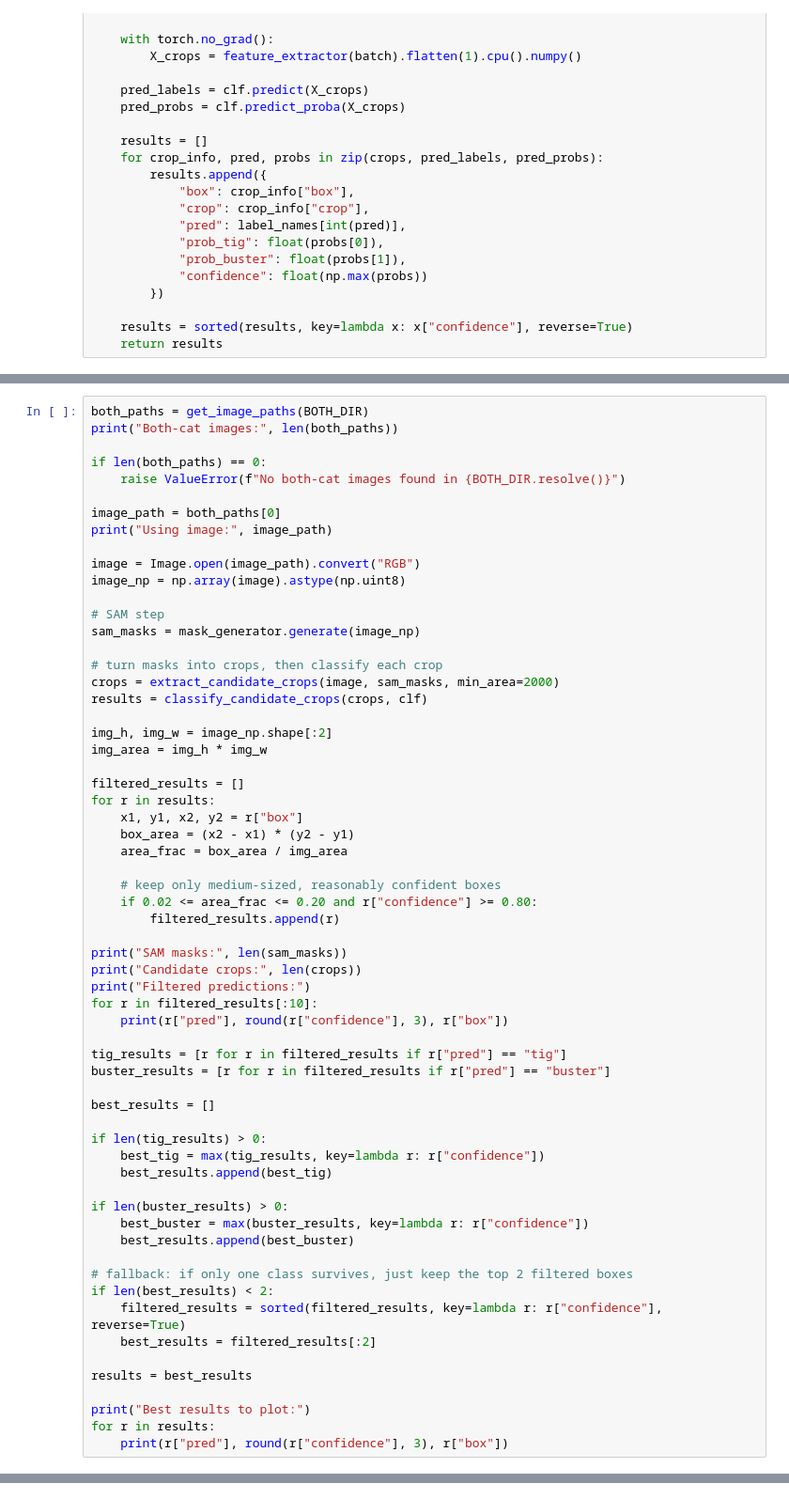
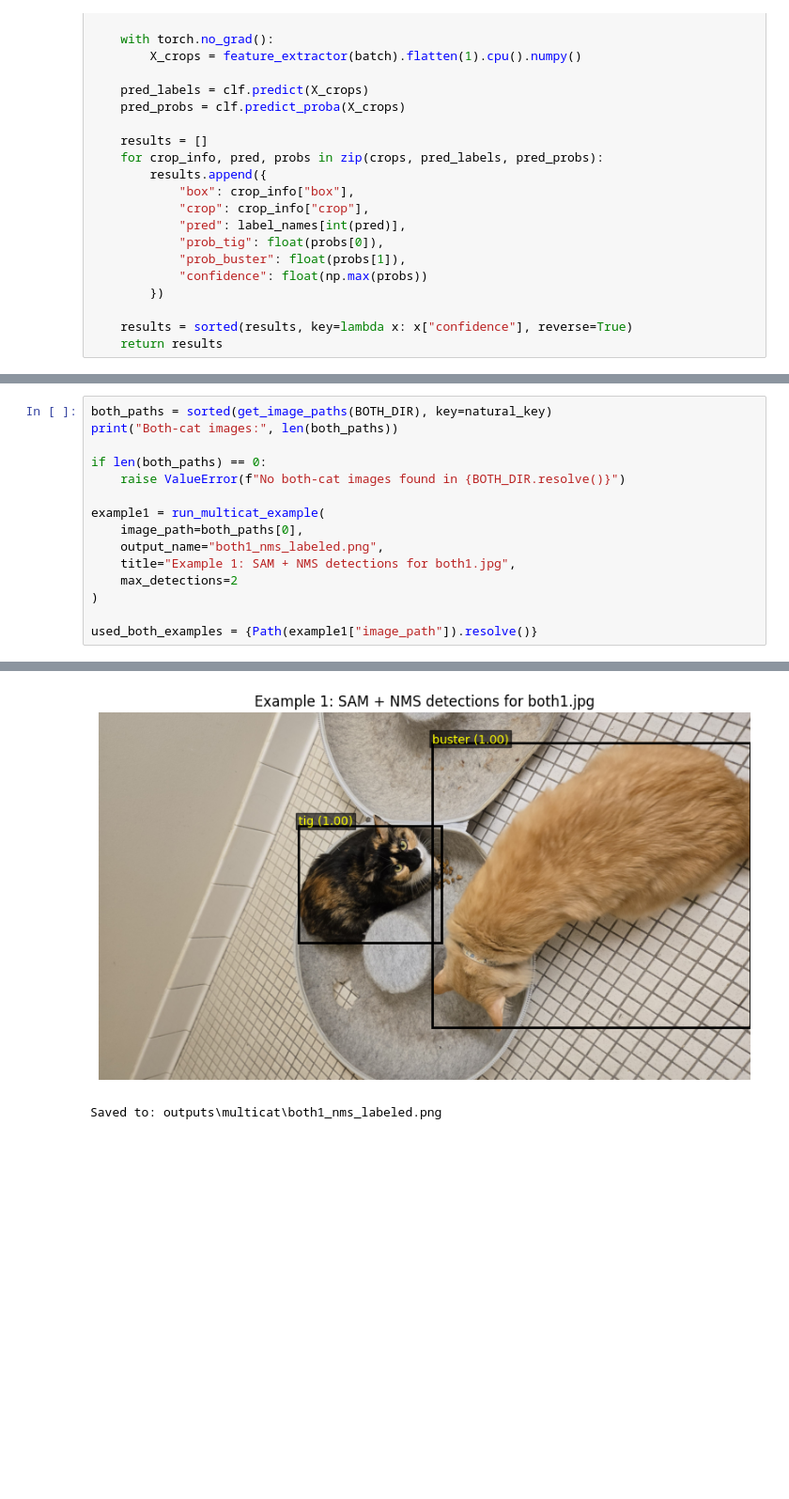
Before and after one commit to nushisushi/cat-classifier, a Jupyter notebook: sam_multicat_extension.ipynb, the cells around one changed output, grey strips where cells are left out. Shown at 94% size. Drawn from its saved outputs; the diff is of its cells as text; blank space fills up the shorter version.

Commit message:
Polish SAM multi-cat extension examples

```diff
--- a/sam_multicat_extension.ipynb
+++ b/sam_multicat_extension.ipynb
@@ -230,63 +673,16 @@ def classify_candidate_crops(crops, clf):
 # %%
-both_paths = get_image_paths(BOTH_DIR)
+both_paths = sorted(get_image_paths(BOTH_DIR), key=natural_key)
 print("Both-cat images:", len(both_paths))
 
 if len(both_paths) == 0:
     raise ValueError(f"No both-cat images found in {BOTH_DIR.resolve()}")
 
-image_path = both_paths[0]
-print("Using image:", image_path)
+example1 = run_multicat_example(
+    image_path=both_paths[0],
+    output_name="both1_nms_labeled.png",
+    title="Example 1: SAM + NMS detections for both1.jpg",
+    max_detections=2
+)
 
-image = Image.open(image_path).convert("RGB")
-image_np = np.array(image).astype(np.uint8)
-
-# SAM step
-sam_masks = mask_generator.generate(image_np)
-
-# turn masks into crops, then classify each crop
-crops = extract_candidate_crops(image, sam_masks, min_area=2000)
-results = classify_candidate_crops(crops, clf)
-
-img_h, img_w = image_np.shape[:2]
-img_area = img_h * img_w
-
-filtered_results = []
-for r in results:
-    x1, y1, x2, y2 = r["box"]
-    box_area = (x2 - x1) * (y2 - y1)
-    area_frac = box_area / img_area
-
-    # keep only medium-sized, reasonably confident boxes
-    if 0.02 <= area_frac <= 0.20 and r["confidence"] >= 0.80:
-        filtered_results.append(r)
-
-print("SAM masks:", len(sam_masks))
-print("Candidate crops:", len(crops))
-print("Filtered predictions:")
-for r in filtered_results[:10]:
-    print(r["pred"], round(r["confidence"], 3), r["box"])
-
-tig_results = [r for r in filtered_results if r["pred"] == "tig"]
-buster_results = [r for r in filtered_results if r["pred"] == "buster"]
-
-best_results = []
-
-if len(tig_results) > 0:
-    best_tig = max(tig_results, key=lambda r: r["confidence"])
-    best_results.append(best_tig)
-
-if len(buster_results) > 0:
-    best_buster = max(buster_results, key=lambda r: r["confidence"])
-    best_results.append(best_buster)
-
-# fallback: if only one class survives, just keep the top 2 filtered boxes
-if len(best_results) < 2:
-    filtered_results = sorted(filtered_results, key=lambda r: r["confidence"], reverse=True)
-    best_results = filtered_results[:2]
-
-results = best_results
-
-print("Best results to plot:")
-for r in results:
-    print(r["pred"], round(r["confidence"], 3), r["box"])
+used_both_examples = {Path(example1["image_path"]).resolve()}
 # %% [output]
@@ -304,0 +700,2 @@ buster 0.853 (np.int64(1381), np.int64(0), np.int64(2798), np.int64(669))
+[figure, added]
+Saved to: outputs\multicat\both1_nms_labeled.png
```
Also changed, not shown: parts of 28 cells of this notebook, 5 other files.
